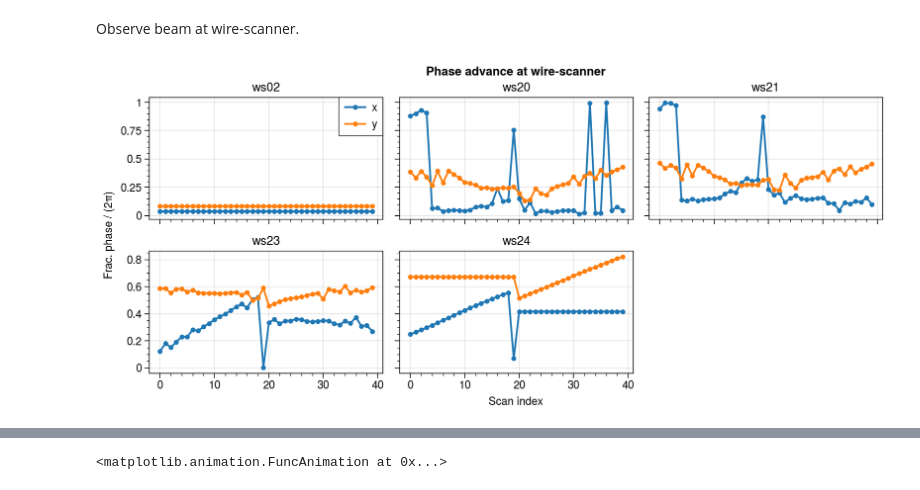
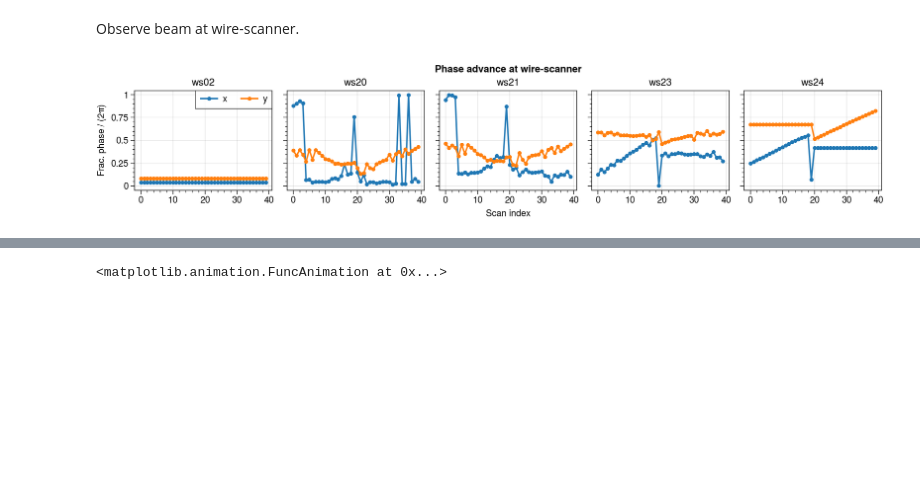
Before and after one commit to austin-hoover/accphys-tools, a Jupyter notebook: pyorbit_studies/measurement/scan/analysis.ipynb, the cells around one changed output, grey strips where cells are left out. Cells and saved outputs as stored; diff of their text form; code cells hidden in the pictures; blank space fills up the shorter version.

```diff
--- a/pyorbit_studies/measurement/scan/analysis.ipynb
+++ b/pyorbit_studies/measurement/scan/analysis.ipynb
@@ -107,13 +107,12 @@ Sigma0 = 1e6 * np.load('_output/data/Sigma0.npy')
 # %% [markdown]
 Observe beam at wire-scanner.
 # %%
-fig, axes = plot.subplots(nrows=2, ncols=3, figsize=(9, 4))
+fig, axes = plot.subplots(ncols=5, figsize=(11, 2.25))
 for ax, ws_name in zip(axes, ws_names):
     ax.plot(phase_advances_dict[ws_name] % 1, marker='.');
     ax.set_title(ws_name, color='grey' if ws_name not in ws_names_to_use_in_scan else 'k')
 axes.format(ylabel='Frac. phase / ($2\pi$)', xlabel='Scan index', suptitle='Phase advance at wire-scanner')
-axes[-1].axis('off')
-axes[0].legend(labels=['x', 'y'], ncols=1);
+axes[0].legend(labels=['x', 'y'], ncols=3);
 # %% [output]
-[figure, old version]
+[figure, new version]
 # %%
```
Also changed, not shown: parts of 15 cells of this notebook, 9 other files.
